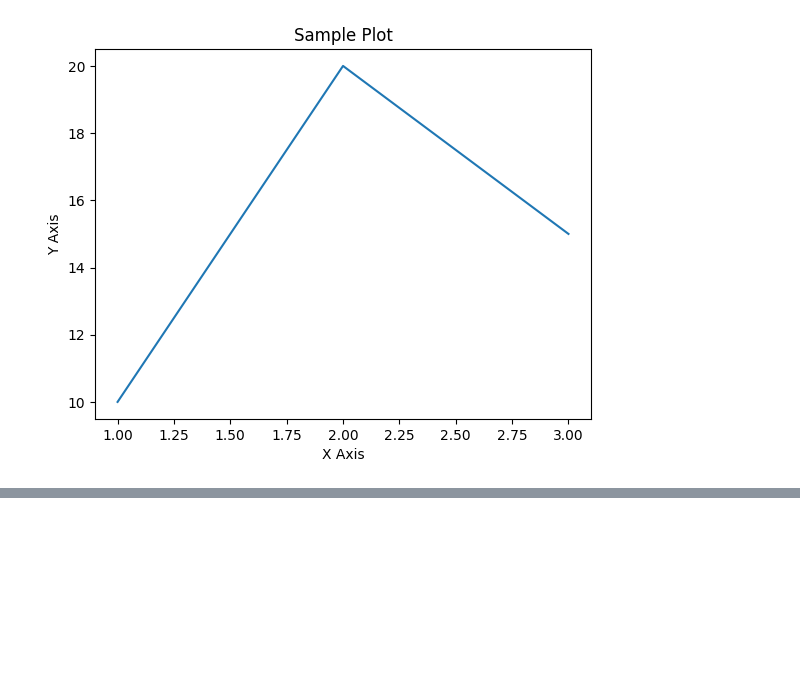
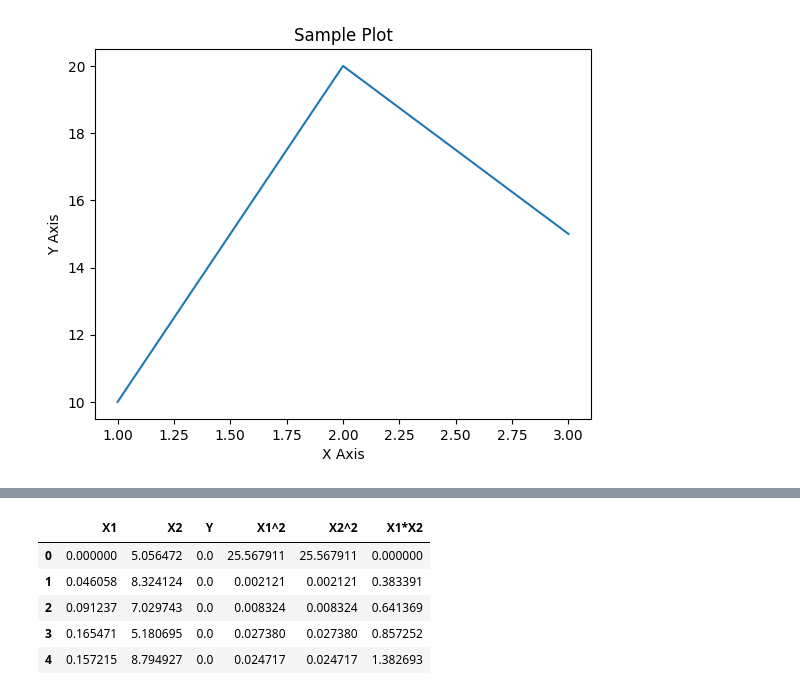
Before and after one commit to DilushkumarVasu/Pandas, a Jupyter notebook: Pandas.ipynb, the cells around one changed output, grey strips where cells are left out. Saved outputs shown, nothing was run; the diff lists cells and outputs as text; code cells hidden in the pictures; blank space fills up the shorter version.

```diff
--- a/Pandas.ipynb
+++ b/Pandas.ipynb
@@ -506,0 +588,9 @@ plt.show()
+# %%
+df.head()
+# %% [output]
+|  | X1 | X2 | Y | X1^2 | X2^2 | X1*X2 |
+| 0 | 0.000000 | 5.056472 | 0.0 | 25.567911 | 25.567911 | 0.000000 |
+| 1 | 0.046058 | 8.324124 | 0.0 | 0.002121 | 0.002121 | 0.383391 |
+| 2 | 0.091237 | 7.029743 | 0.0 | 0.008324 | 0.008324 | 0.641369 |
+| 3 | 0.165471 | 5.180695 | 0.0 | 0.027380 | 0.027380 | 0.857252 |
+| 4 | 0.157215 | 8.794927 | 0.0 | 0.024717 | 0.024717 | 1.382693 |
```
Also changed, not shown: parts of 2 cells of this notebook.
